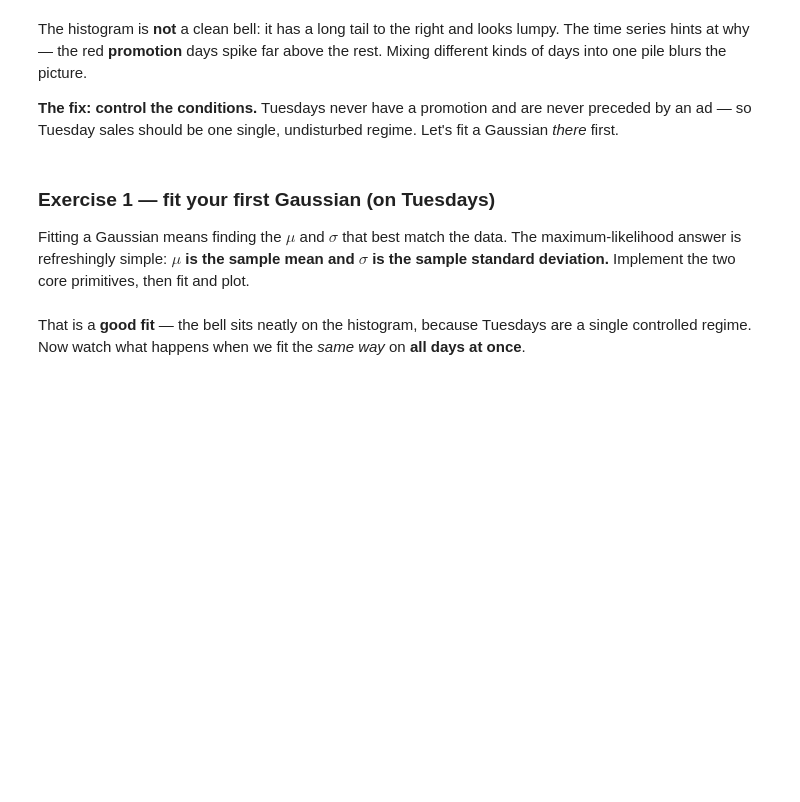
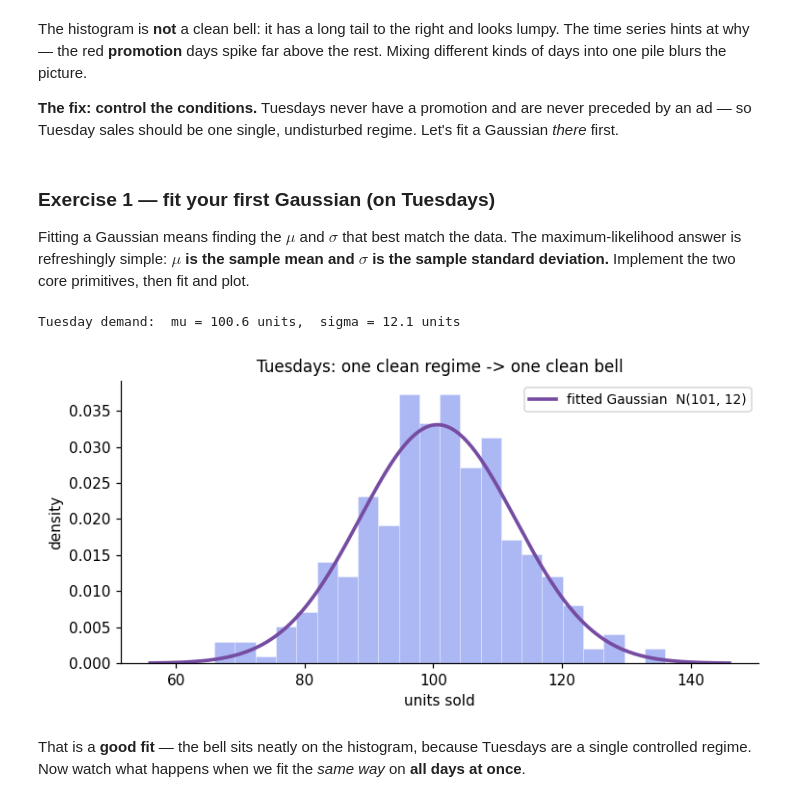
Before and after one commit to lmaas37/FDD-Week-1, a Jupyter notebook: 01a_cx_gaussian_distributions_student.ipynb, the cells around one changed output. Saved outputs shown, nothing was run; the diff lists cells and outputs as text; code cells hidden in the pictures; blank space fills up the shorter version.

```diff
--- a/01a_cx_gaussian_distributions_student.ipynb
+++ b/01a_cx_gaussian_distributions_student.ipynb
@@ -256,31 +281,50 @@ Fitting a Gaussian means finding the $\mu$ and $\sigma$ that best match the data
 maximum-likelihood answer is refreshingly simple: **$\mu$ is the sample mean and $\sigma$ is the
 sample standard deviation.** Implement the two core primitives, then fit and plot.
 # %%
+import warnings; warnings.filterwarnings('ignore')
+import numpy as np
+import pandas as pd
+import matplotlib.pyplot as plt
+from scipy import stats
+from sklearn.mixture import GaussianMixture
+from IPython.display import HTML, display
+
+plt.rcParams['figure.dpi'] = 110
+plt.rcParams['axes.spines.top'] = False
+plt.rcParams['axes.spines.right'] = False
+PURPLE, PURPLE2 = '#667eea', '#764ba2'
+GREEN, RED, AMBER = '#39b36a', '#e0796d', '#e0a23c'
+C_NORMAL, C_AD, C_PROMO = PURPLE, AMBER, RED   # colour per regime, used throughout
+RANDOM_STATE = 0
+
 # 🎯 YOUR TURN — Exercise 1: the Gaussian density and the fit.
 #
 # 💭 Think first: a Gaussian is fully described by mu (its centre) and sigma (its spread).
 #    Density at x:   f(x) = 1 / (sigma * sqrt(2*pi)) * exp( -(x - mu)^2 / (2 * sigma^2) ).
 #    Best-fit (maximum likelihood):  mu = mean of the data,  sigma = std of the data.
 #
 # 🎯 Fill in the two returns. Tools: np.exp, np.sqrt, np.pi ; x.mean(), x.std().
 def gaussian_pdf(x, mu, sigma):
-    return ...
+    return 1 / (sigma * np.sqrt(2 * np.pi)) * np.exp(-(x - mu)**2 / (2 * sigma**2))
 
 def fit_gaussian(data):
     x = np.asarray(data, dtype=float)
-    return ...          # (mu, sigma): the mean and the (population) standard deviation
+    return x.mean(), x.std()          # (mu, sigma): the mean and the (population) standard deviation
 
 # already written for you: fit on Tuesdays and plot
 mu_tue, sig_tue = fit_gaussian(tuesdays.sales)
 print(f'Tuesday demand:  mu = {mu_tue:.1f} units,  sigma = {sig_tue:.1f} units')
 
 xs = np.linspace(tuesdays.sales.min() - 10, tuesdays.sales.max() + 10, 300)
 plt.figure(figsize=(7, 3.6))
 plt.hist(tuesdays.sales, bins=22, density=True, color=PURPLE, alpha=.55, edgecolor='white', linewidth=.4)
 plt.plot(xs, gaussian_pdf(xs, mu_tue, sig_tue), color=PURPLE2, lw=2.4,
          label=f'fitted Gaussian  N({mu_tue:.0f}, {sig_tue:.0f})')
 plt.title('Tuesdays: one clean regime -> one clean bell', fontsize=11)
 plt.xlabel('units sold'); plt.ylabel('density'); plt.legend(fontsize=9); plt.tight_layout(); plt.show()
+# %% [output]
+Tuesday demand:  mu = 100.6 units,  sigma = 12.1 units
+[figure, added]
 # %% [markdown]
 That is a **good fit** — the bell sits neatly on the histogram, because Tuesdays are a single
 controlled regime. Now watch what happens when we fit the *same way* on **all days at once**.
```
Also changed, not shown: parts of 7 cells of this notebook.
